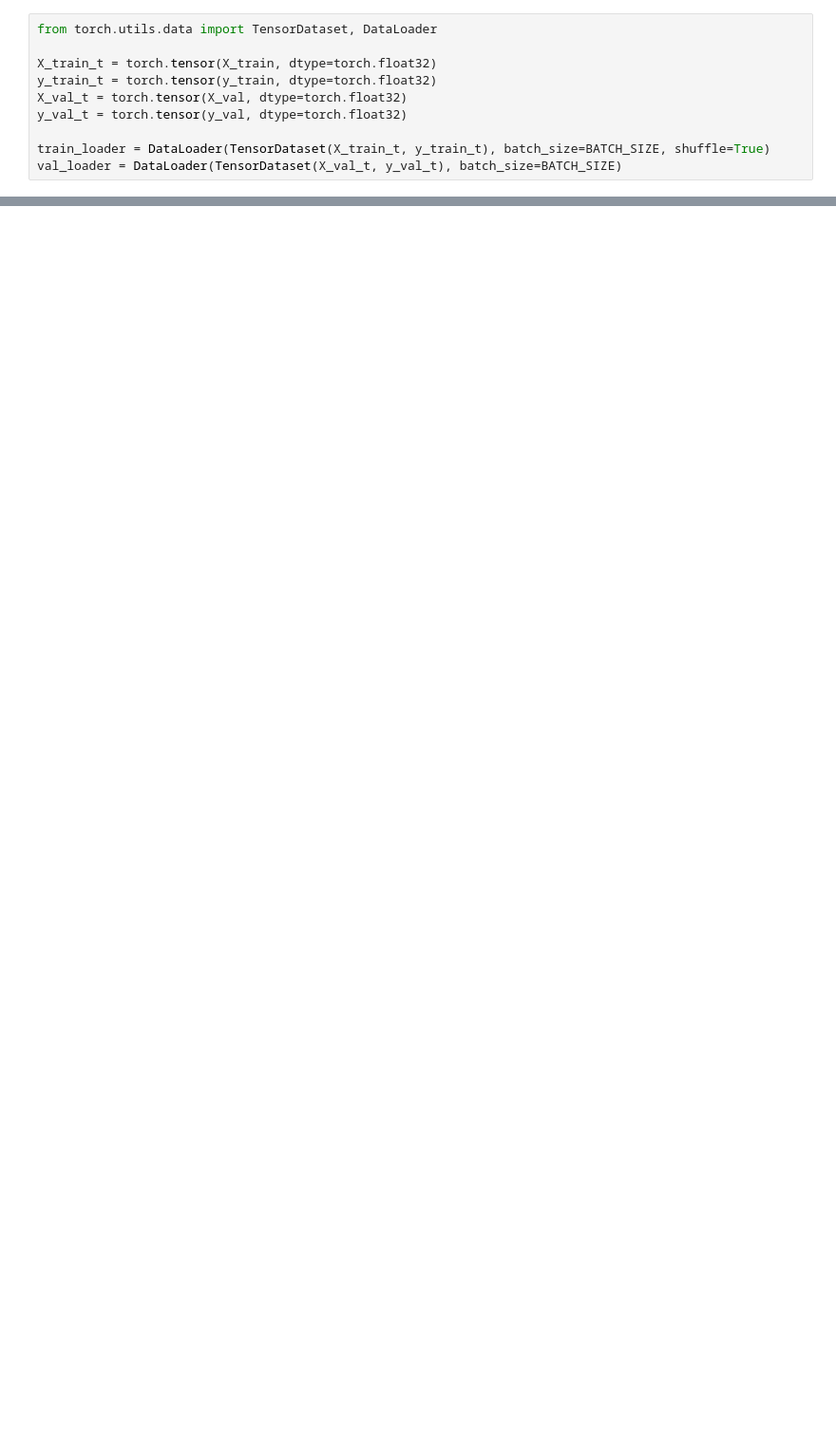
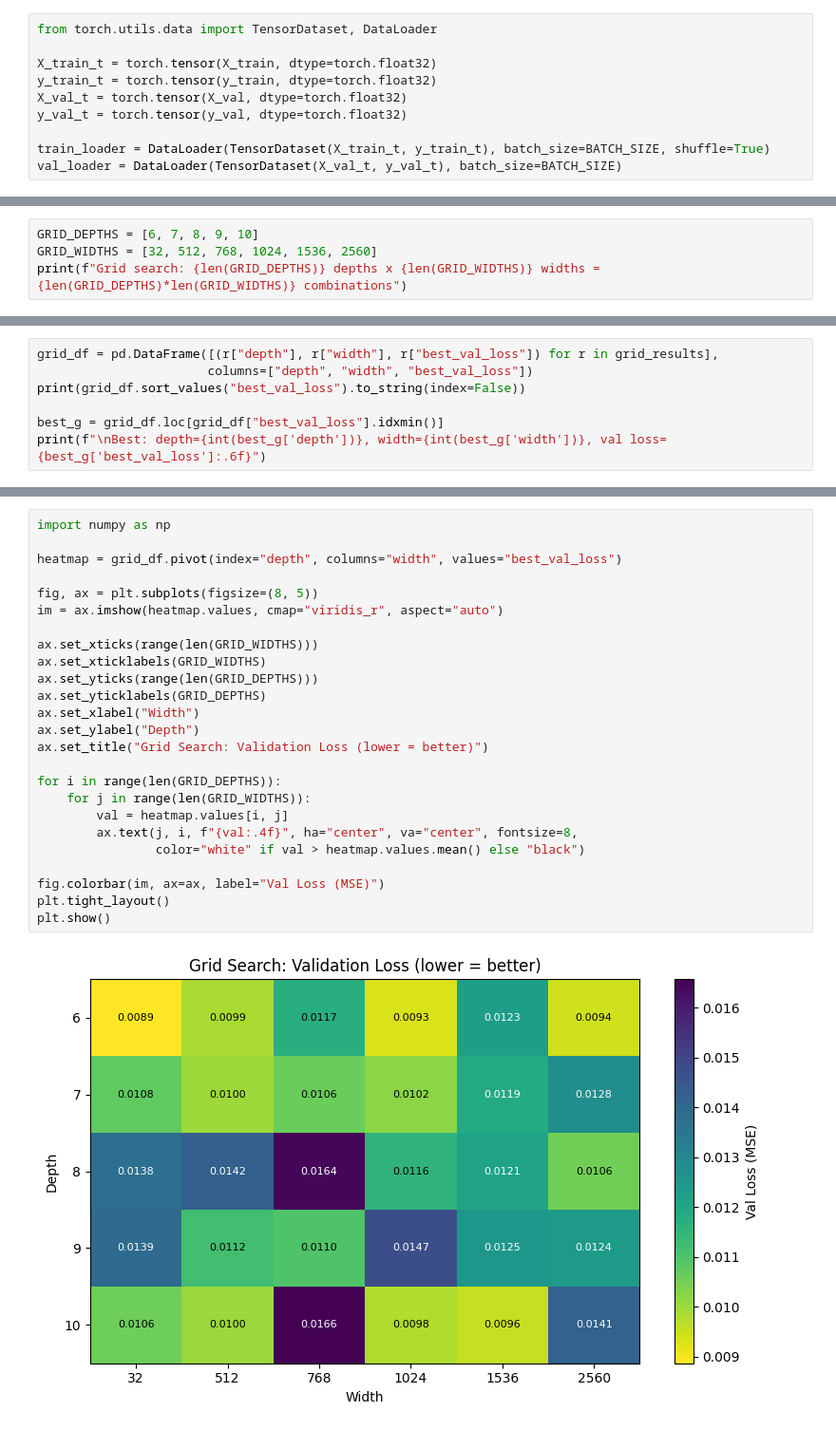
Before and after one commit to gabrielgreisen/convertible_bonds_ML, a Jupyter notebook: fnn_baseline.ipynb, the cells around one changed output, grey strips where cells are left out. Shown at 95% size. Cells and saved outputs as stored; diff of their text form; blank space fills up the shorter version.

```diff
--- a/fnn_baseline.ipynb
+++ b/fnn_baseline.ipynb
@@ -136,0 +282,4 @@ Depth=3, Width=528
+# %%
+GRID_DEPTHS = [6, 7, 8, 9, 10]
+GRID_WIDTHS = [32, 512, 768, 1024, 1536, 2560]
+print(f"Grid search: {len(GRID_DEPTHS)} depths x {len(GRID_WIDTHS)} widths = {len(GRID_DEPTHS)*len(GRID_WIDTHS)} combinations")
@@ -136,0 +362,7 @@ Depth=3, Width=528
+# %%
+grid_df = pd.DataFrame([(r["depth"], r["width"], r["best_val_loss"]) for r in grid_results],
+                       columns=["depth", "width", "best_val_loss"])
+print(grid_df.sort_values("best_val_loss").to_string(index=False))
+
+best_g = grid_df.loc[grid_df["best_val_loss"].idxmin()]
+print(f"\nBest: depth={int(best_g['depth'])}, width={int(best_g['width'])}, val loss={best_g['best_val_loss']:.6f}")
@@ -136,0 +387,27 @@ Depth=3, Width=528
+# %%
+import numpy as np
+
+heatmap = grid_df.pivot(index="depth", columns="width", values="best_val_loss")
+
+fig, ax = plt.subplots(figsize=(8, 5))
+im = ax.imshow(heatmap.values, cmap="viridis_r", aspect="auto")
+
+ax.set_xticks(range(len(GRID_WIDTHS)))
+ax.set_xticklabels(GRID_WIDTHS)
+ax.set_yticks(range(len(GRID_DEPTHS)))
+ax.set_yticklabels(GRID_DEPTHS)
+ax.set_xlabel("Width")
+ax.set_ylabel("Depth")
+ax.set_title("Grid Search: Validation Loss (lower = better)")
+
+for i in range(len(GRID_DEPTHS)):
+    for j in range(len(GRID_WIDTHS)):
+        val = heatmap.values[i, j]
+        ax.text(j, i, f"{val:.4f}", ha="center", va="center", fontsize=8,
+                color="white" if val > heatmap.values.mean() else "black")
+
+fig.colorbar(im, ax=ax, label="Val Loss (MSE)")
+plt.tight_layout()
+plt.show()
+# %% [output]
+[figure, added]
```
Also changed, not shown: parts of 20 cells of this notebook, 2 other files.
